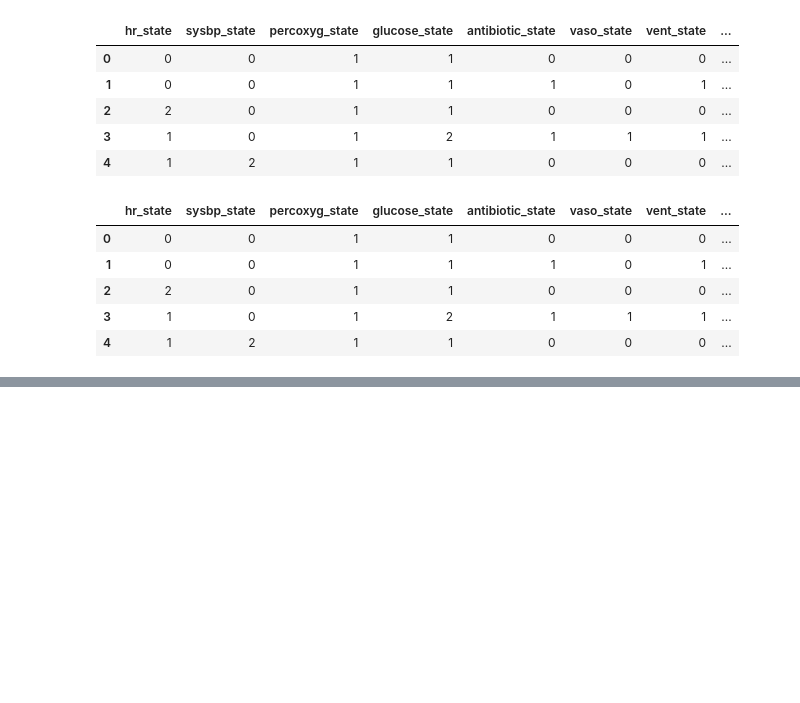
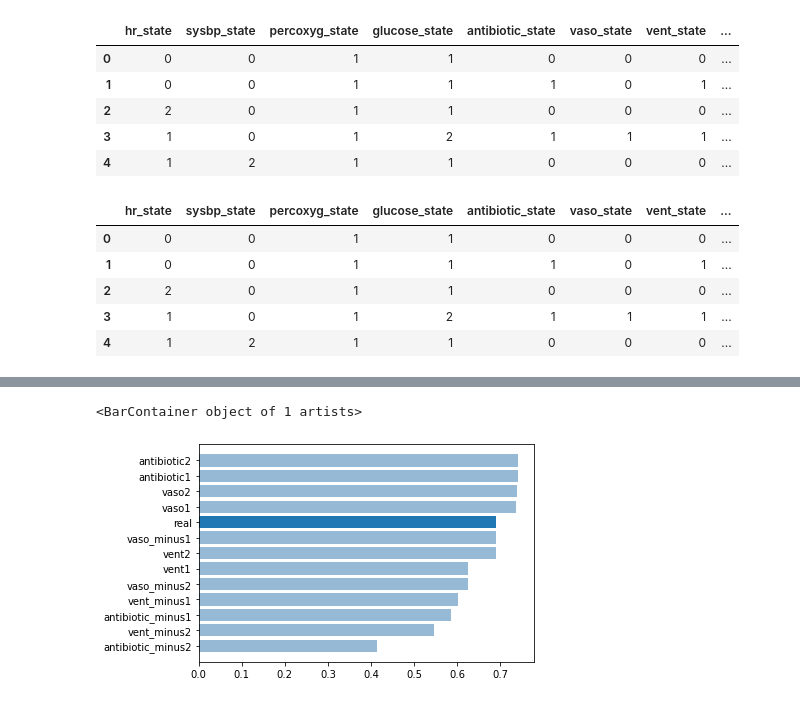
Before and after one commit to faaizT/SimulatorValidation, a Jupyter notebook: Sontag Simulators.ipynb, the cells around one changed output, grey strips where cells are left out. Cells and saved outputs as stored; diff of their text form; code cells hidden in the pictures; blank space fills up the shorter version.

Commit message:
Sontag simulators note added

```diff
--- a/Sontag Simulators.ipynb
+++ b/Sontag Simulators.ipynb
@@ -106,5 +140,0 @@ def get_obs_bounds(x, a, obs_data):
-# %%
-for index, row in tqdm(bounds.iterrows()):
-    hr_lb, hr_ub = get_obs_bounds(row['X_t'], row['A_t'], observational_data)
-    bounds.at[index, '$hr_{lb}$'] = hr_lb
-    bounds.at[index, '$hr_{ub}$'] = hr_ub
@@ -127,0 +141,20 @@ def pr_hr_sim_not_in_bounds(obs_data, bounds):
+# %%
+hr_in_bounds = 0
+sysbp_in_bounds = 0
+percoxyg_in_bounds = 0
+obs_data_t0 = observational_data[observational_data['t']==0]
+for index, row in obs_data_t0.iterrows():
+    if bounds.at[(row['A_t'], row['X_t']), '$hr_{lb}$'] == float('NaN') or bounds.at[(row['A_t'], row['X_t']), '$hr_{ub}$'] == float('NaN'):
+        hr_in_bounds += 1
+    else:
+        hr_in_bounds += int(bounds.at[(row['A_t'], row['X_t']), 'hr_in_bounds'])
+
+    if bounds.at[(row['A_t'], row['X_t']), '$sysbp_{lb}$'] == float('NaN') or bounds.at[(row['A_t'], row['X_t']), '$sysbp_{ub}$'] == float('NaN'):
+        sysbp_in_bounds += 1
+    else:
+        sysbp_in_bounds += int(bounds.at[(row['A_t'], row['X_t']), 'sysbp_in_bounds'])
+
+    if bounds.at[(row['A_t'], row['X_t']), '$percoxyg_{lb}$'] == float('NaN') or bounds.at[(row['A_t'], row['X_t']), '$percoxyg_{ub}$'] == float('NaN'):
+        percoxyg_in_bounds += 1
+    else:
+        percoxyg_in_bounds += int(bounds.at[(row['A_t'], row['X_t']), 'percoxyg_in_bounds'])
@@ -127,0 +226,9 @@ def pr_hr_sim_not_in_bounds(obs_data, bounds):
+# %%
+df = pd.DataFrame()
+for simulator in ["vaso1", "vaso2", "vaso_minus1", "vaso_minus2", "antibiotic1", "antibiotic2", "antibiotic_minus1", "antibiotic_minus2", "vent1", "vent2", "vent_minus1", "vent_minus2", "real"]:
+    hr_in_bound, sysbp_in_bound, percoxyg_in_bound, overall = get_simulator_prob_in_bounds(simulator)
+    df = df.append({"Simulator": simulator,
+                    "hr_in_bounds": hr_in_bound,
+                    "sysbp_in_bound": sysbp_in_bound,
+                    "percoxyg_in_bound": percoxyg_in_bound,
+                    "overall":overall}, ignore_index=True)
@@ -127,0 +244,10 @@ def pr_hr_sim_not_in_bounds(obs_data, bounds):
+# %%
+df.sort_values(by=['overall'], inplace=True)
+import matplotlib.pyplot as plt
+%matplotlib inline
+mask = df['Simulator'] == 'real'
+plt.barh(df['Simulator'], df['overall'], color='#96b9d6')
+plt.barh(df['Simulator'][mask], df['overall'][mask])
+# %% [output]
+<BarContainer object of 1 artists>
+[figure, added]
```
Also changed, not shown: parts of 16 cells of this notebook.
